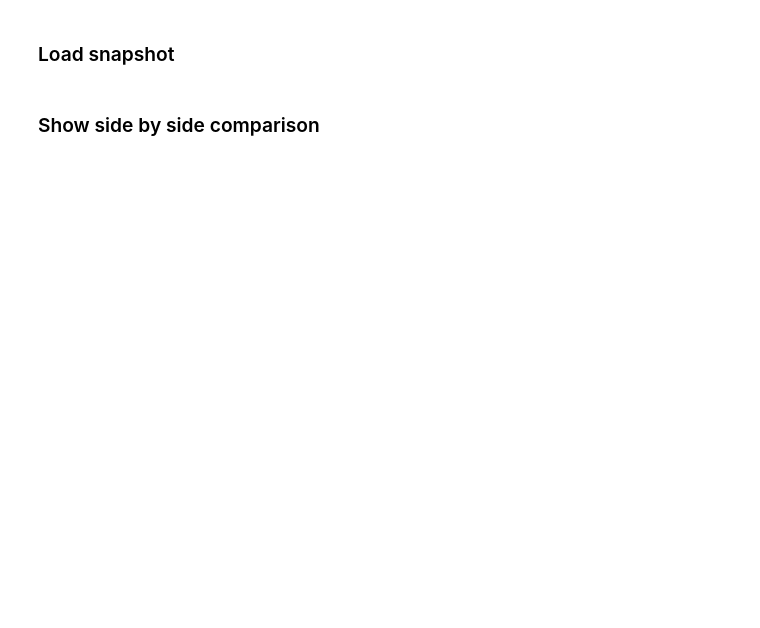
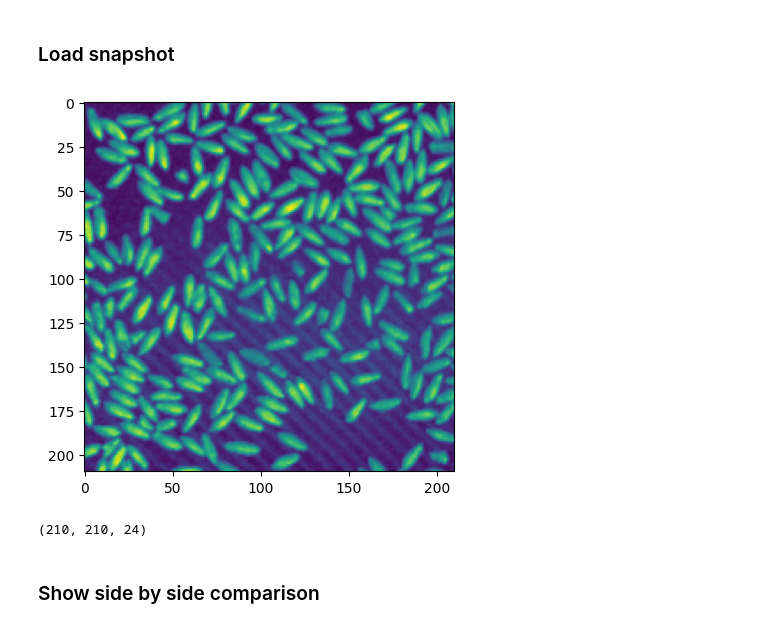
Before and after one commit to amar-music/hyperspectral-snapshot-upscaling, a Jupyter notebook: explore.ipynb, the cells around one changed output. Drawn from its saved outputs; the diff is of its cells as text; code cells hidden in the pictures; blank space fills up the shorter version.

```diff
--- a/explore.ipynb
+++ b/explore.ipynb
@@ -153,29 +156,32 @@ print(hr_img.shape)
 # %%
 from preprocessing import preprocessSnapshot
 import matplotlib.pyplot as plt
 
 # Specify paths
-ss_path = "data/Snapshot/processed/train/spelt_s3/"
-ss_mtx_path = 'calibration/snapshot_matrix.npy'
-ss_dist_path = 'calibration/snapshot_dist.npy'
+ss_path = "data/raw/Snapshot/processed/train/spelt_s3/"
+ss_mtx_path = 'data/raw/calibration/snapshot_matrix.npy'
+ss_dist_path = 'data/raw/calibration/snapshot_dist.npy'
 
 # Load and preprocess file
 # ss_x_off = (3, 402)
 # ss_y_off = (2, 212)
 ss_x_off = (3, 213)
 ss_y_off = (2, 212)
 
 ss_file = preprocessSnapshot(ss_path, ss_mtx_path, ss_dist_path, ss_x_off, ss_y_off)
 
 # Store to variables
 ss_img = ss_file[0]
 ss_wavelengths = ss_file[1]
 
 
 plt.imshow(ss_img[:, :, 3])
 plt.show()
 
 print(ss_img.shape)
+# %% [output]
+[figure, added]
+(210, 210, 24)
 # %% [markdown]
 ### Show side by side comparison
 # %%
```
Also changed, not shown: parts of 10 cells of this notebook, 5 other files.
